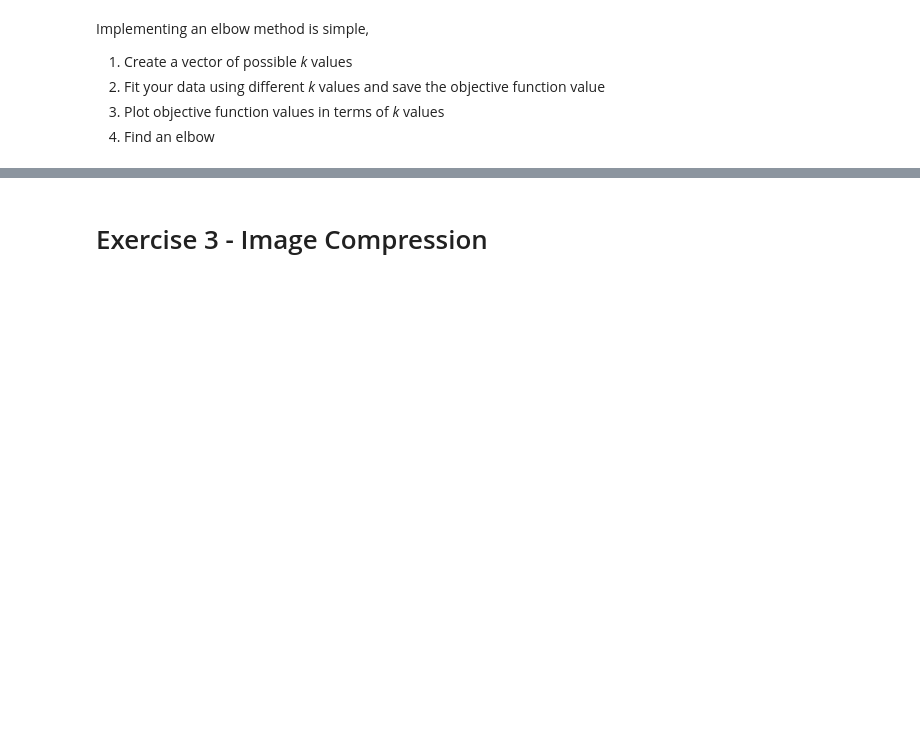
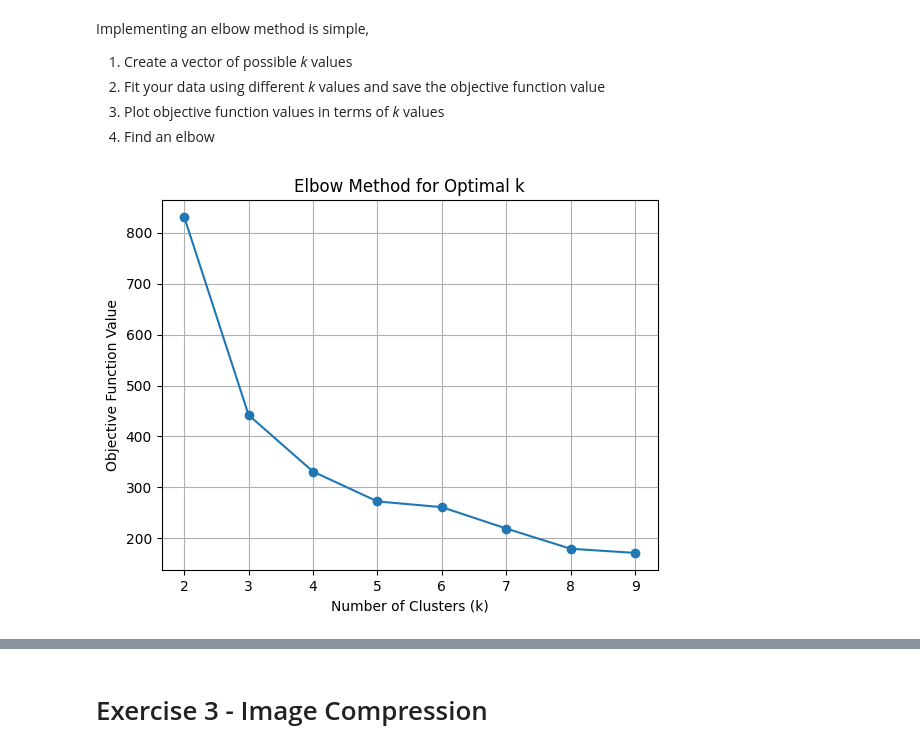
Before and after one commit to j-sikula/MPA-MLF, a Jupyter notebook: cv4_Kmeans/Lab_02_Kmeans.ipynb, the cells around one changed output, grey strips where cells are left out. Saved outputs shown, nothing was run; the diff lists cells and outputs as text; code cells hidden in the pictures; blank space fills up the shorter version.

```diff
--- a/cv4_Kmeans/Lab_02_Kmeans.ipynb
+++ b/cv4_Kmeans/Lab_02_Kmeans.ipynb
@@ -530,3 +527,21 @@ all_objective = []
+# %%
+k_all = range(2, 10)
+all_objective = []
+
+for k in k_all:
+    res = fit(loaded_points, k, 200)
+    all_objective.append(res[1])
+
+plt.plot(k_all, all_objective, marker='o')
+plt.title('Elbow Method for Optimal k')
+plt.xlabel('Number of Clusters (k)')
+plt.ylabel('Objective Function Value')
+plt.grid()
+
+
+#WRITE YOUR CODE HERE
+# %% [output]
+[figure, added]
 # %%
 plt.figure()
 plt.plot(k_all, all_objective)
```
Also changed, not shown: parts of 14 cells of this notebook, 2 other files.
